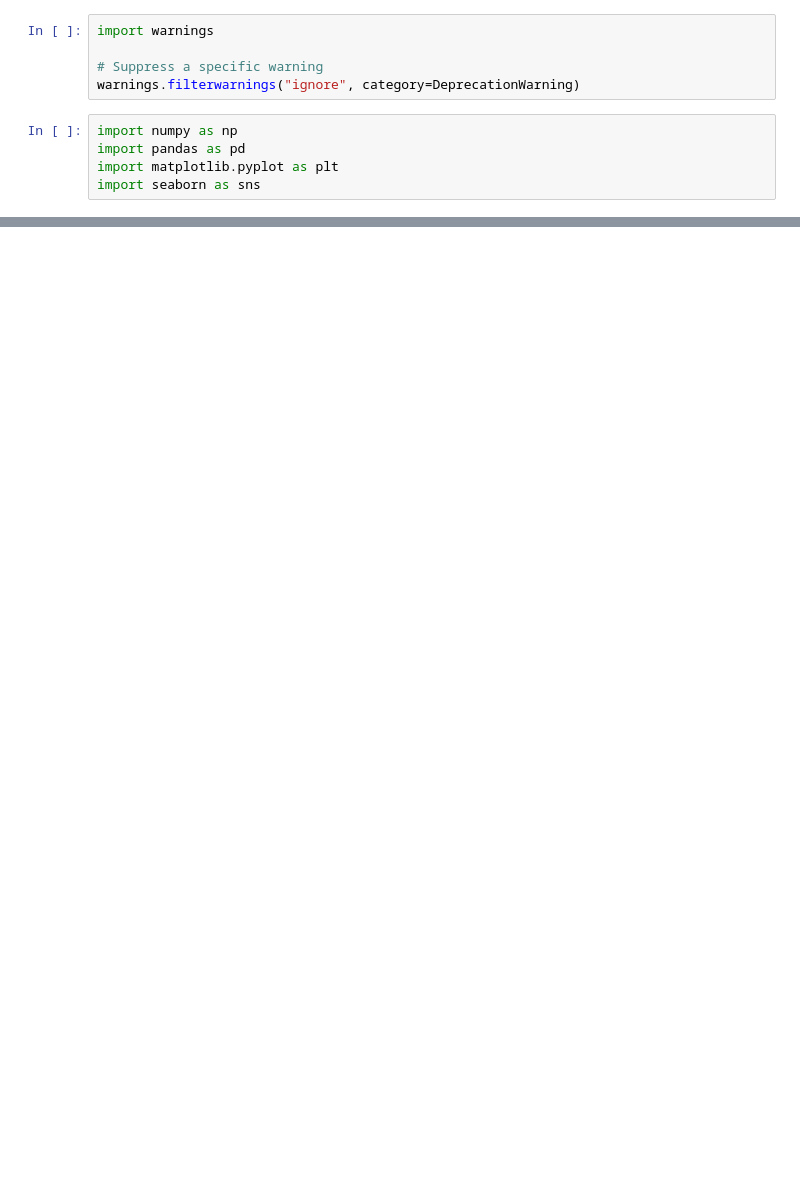
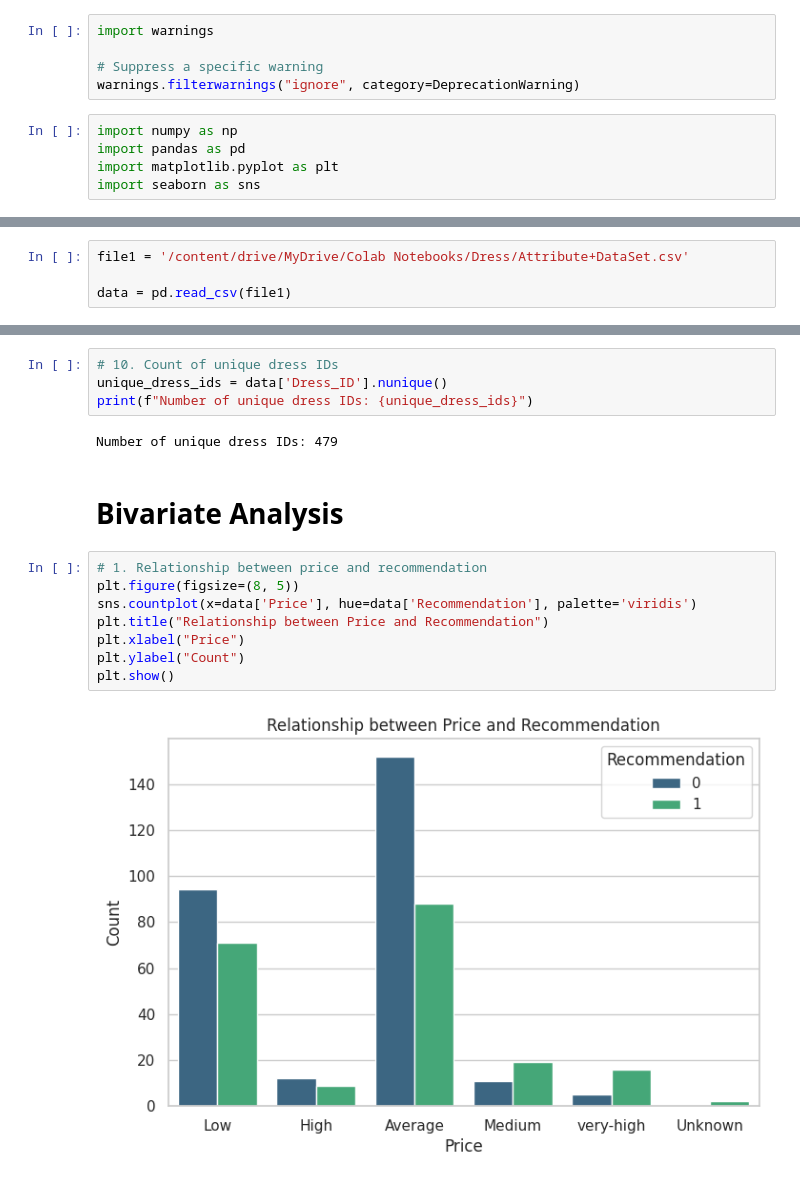
Before and after one commit to InsightByHarshit/TrendsettersAnalytics, a Jupyter notebook: Dress.ipynb, the cells around one changed output, grey strips where cells are left out. Drawn from its saved outputs; the diff is of its cells as text; blank space fills up the shorter version.

```diff
--- a/Dress.ipynb
+++ b/Dress.ipynb
@@ -502,0 +13,4 @@ Number of unique dress IDs: 479
+# %%
+file1 = '/content/drive/MyDrive/Colab Notebooks/Dress/Attribute+DataSet.csv'
+
+data = pd.read_csv(file1)
@@ -502,0 +201,18 @@ Number of unique dress IDs: 479
+# %%
+# 10. Count of unique dress IDs
+unique_dress_ids = data['Dress_ID'].nunique()
+print(f"Number of unique dress IDs: {unique_dress_ids}")
+# %% [output]
+Number of unique dress IDs: 479
+# %% [markdown]
+# **Bivariate Analysis**
+# %%
+# 1. Relationship between price and recommendation
+plt.figure(figsize=(8, 5))
+sns.countplot(x=data['Price'], hue=data['Recommendation'], palette='viridis')
+plt.title("Relationship between Price and Recommendation")
+plt.xlabel("Price")
+plt.ylabel("Count")
+plt.show()
+# %% [output]
+[figure, added]
```
Also changed, not shown: parts of 55 cells of this notebook.
